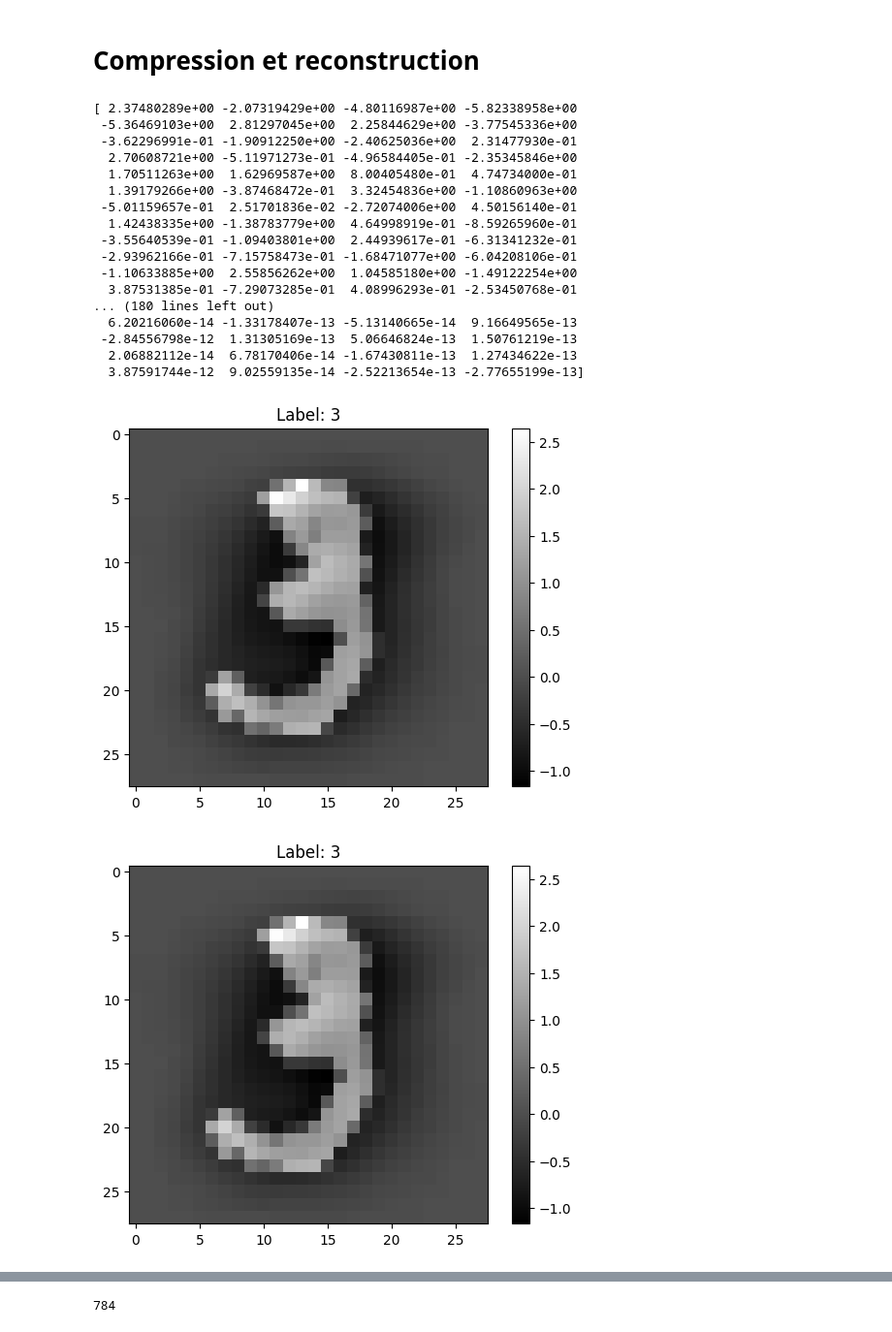
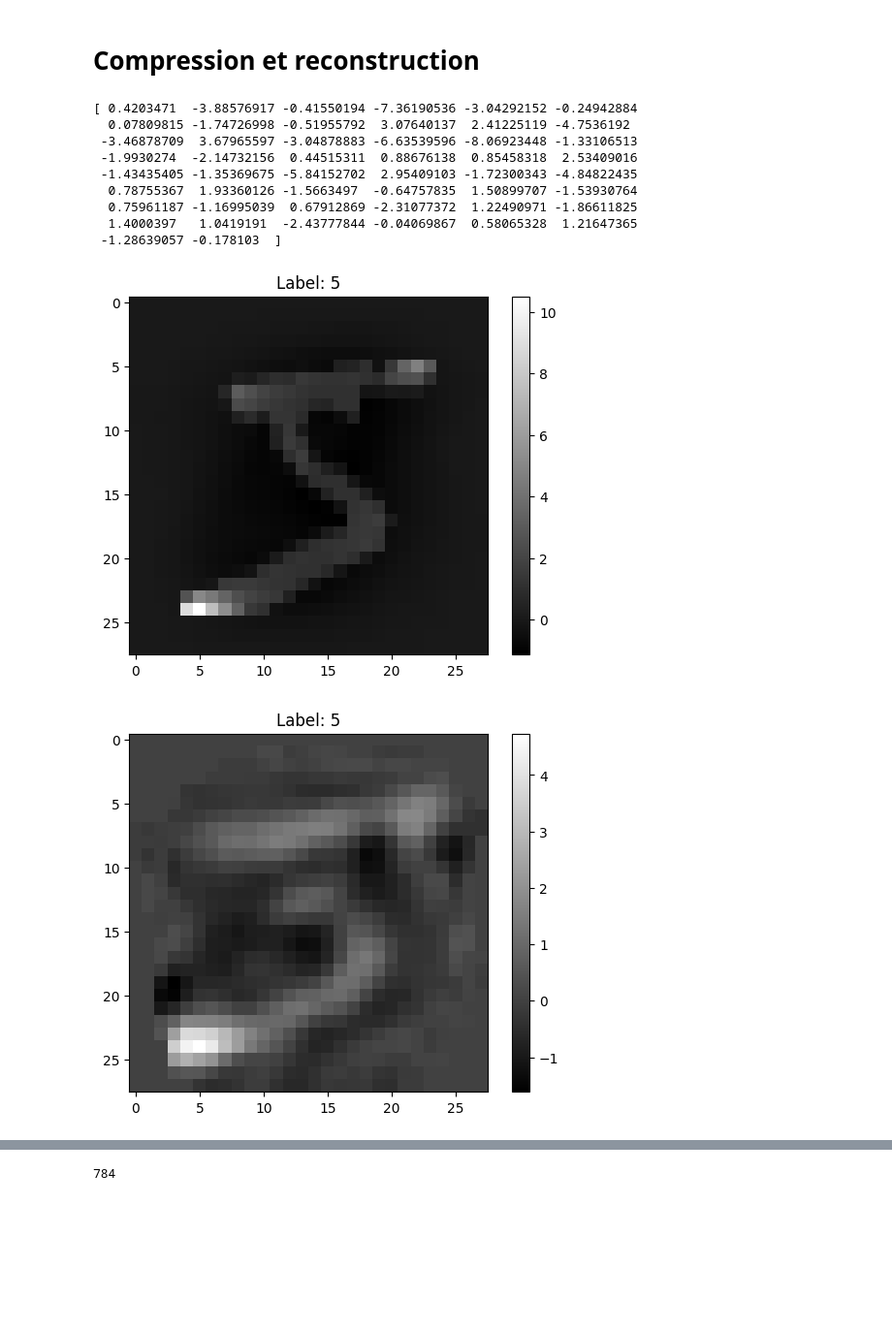
Before and after one commit to charlesgit670/__ProjetEcole__UnsupervisedLearning, a Jupyter notebook: src/PCA/PCA.ipynb, the cells around one changed output, grey strips where cells are left out. Shown: that part at 97% size. Drawn from its saved outputs; the diff is of its cells as text; code cells hidden in the pictures; blank space fills up the shorter version.

```diff
--- a/src/PCA.ipynb
+++ b/src/PCA/PCA.ipynb
@@ -170,34 +170,26 @@ def pca_n_components(n, X_std):
     X_pca_reconstructed = np.dot(X_pca, projection_matrix.T)
     return X_pca, X_pca_reconstructed
 # %%
-X_pca, X_pca_reconstructed = pca_n_components(784, X_std)
+X_pca, X_pca_reconstructed = pca_n_components(50, X_std)
 # print(X_pca, X_pca_reconstructed)
 
-print(X_pca[10])
+print(X_pca[0])
 
-visualize_image(10, X_std, y)
-visualize_image(10, X_pca_reconstructed, y)
+visualize_image(0, X_std, y)
+visualize_image(0, X_pca_reconstructed, y)
 
 #denormalize
 X_pca_reconstructed = scaler.inverse_transform(X_pca_reconstructed)
-visualize_image(10, X_pca_reconstructed, y)
+visualize_image(0, X_pca_reconstructed, y)
 # %% [output]
-[ 2.37480289e+00 -2.07319429e+00 -4.80116987e+00 -5.82338958e+00
- -5.36469103e+00  2.81297045e+00  2.25844629e+00 -3.77545336e+00
- -3.62296991e-01 -1.90912250e+00 -2.40625036e+00  2.31477930e-01
-  2.70608721e+00 -5.11971273e-01 -4.96584405e-01 -2.35345846e+00
-  1.70511263e+00  1.62969587e+00  8.00405480e-01  4.74734000e-01
-  1.39179266e+00 -3.87468472e-01  3.32454836e+00 -1.10860963e+00
- -5.01159657e-01  2.51701836e-02 -2.72074006e+00  4.50156140e-01
-  1.42438335e+00 -1.38783779e+00  4.64998919e-01 -8.59265960e-01
- -3.55640539e-01 -1.09403801e+00  2.44939617e-01 -6.31341232e-01
- -2.93962166e-01 -7.15758473e-01 -1.68471077e+00 -6.04208106e-01
- -1.10633885e+00  2.55856262e+00  1.04585180e+00 -1.49122254e+00
-  3.87531385e-01 -7.29073285e-01  4.08996293e-01 -2.53450768e-01
-... (180 lines left out)
-  6.20216060e-14 -1.33178407e-13 -5.13140665e-14  9.16649565e-13
- -2.84556798e-12  1.31305169e-13  5.06646824e-13  1.50761219e-13
-  2.06882112e-14  6.78170406e-14 -1.67430811e-13  1.27434622e-13
-  3.87591744e-12  9.02559135e-14 -2.52213654e-13 -2.77655199e-13]
+[ 0.4203471  -3.88576917 -0.41550194 -7.36190536 -3.04292152 -0.24942884
+  0.07809815 -1.74726998 -0.51955792  3.07640137  2.41225119 -4.7536192
+ -3.46878709  3.67965597 -3.04878883 -6.63539596 -8.06923448 -1.33106513
+ -1.9930274  -2.14732156  0.44515311  0.88676138  0.85458318  2.53409016
+ -1.43435405 -1.35369675 -5.84152702  2.95409103 -1.72300343 -4.84822435
+  0.78755367  1.93360126 -1.5663497  -0.64757835  1.50899707 -1.53930764
+  0.75961187 -1.16995039  0.67912869 -2.31077372  1.22490971 -1.86611825
+  1.4000397   1.0419191  -2.43777844 -0.04069867  0.58065328  1.21647365
+ -1.28639057 -0.178103  ]
-[figure, old version]
+[figure, new version]
-[figure, old version]
+[figure, new version]
```
Also changed, not shown: parts of 5 cells of this notebook, 26 other files.
